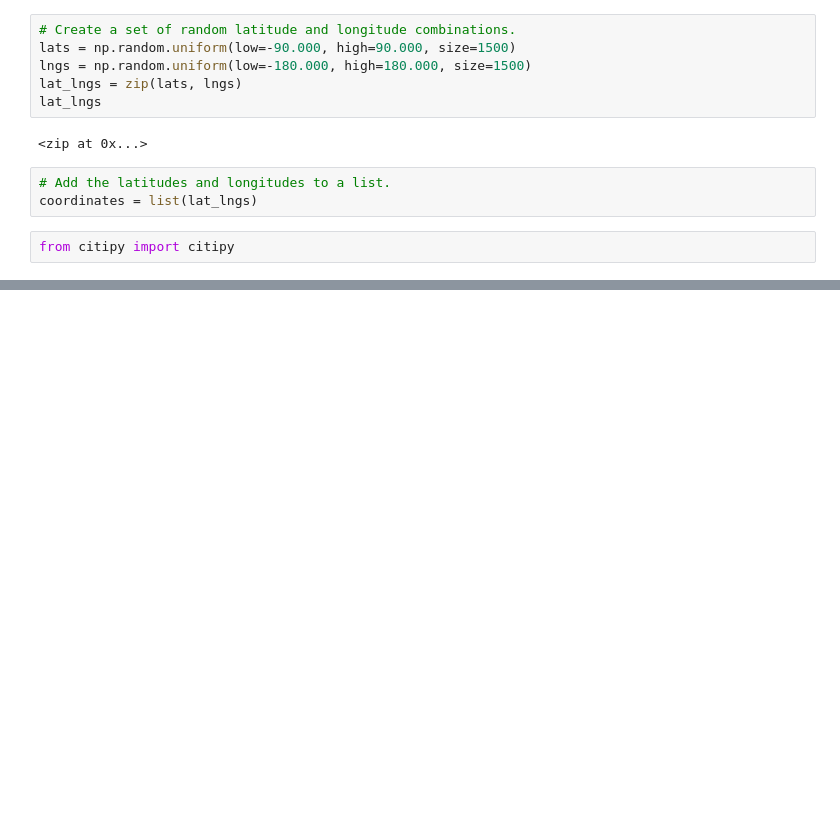
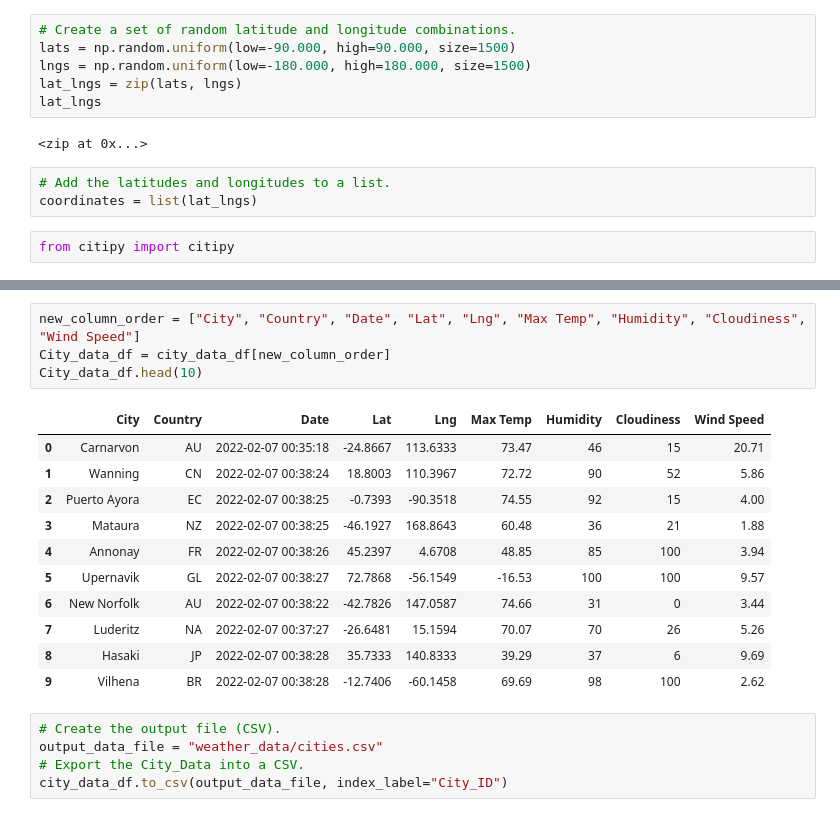
Before and after one commit to bgeiger1979/world_weather_analysis, a Jupyter notebook: WeatherPy.ipynb, the cells around one changed output, grey strips where cells are left out. Saved outputs shown, nothing was run; the diff lists cells and outputs as text; blank space fills up the shorter version.

```diff
--- a/WeatherPy.ipynb
+++ b/WeatherPy.ipynb
@@ -32,0 +140,21 @@ len(cities)
+# %%
+new_column_order = ["City", "Country", "Date", "Lat", "Lng", "Max Temp", "Humidity", "Cloudiness", "Wind Speed"]
+City_data_df = city_data_df[new_column_order]
+City_data_df.head(10)
+# %% [output]
+|  | City | Country | Date | Lat | Lng | Max Temp | Humidity | Cloudiness | Wind Speed |
+| 0 | Carnarvon | AU | 2022-02-07 00:35:18 | -24.8667 | 113.6333 | 73.47 | 46 | 15 | 20.71 |
+| 1 | Wanning | CN | 2022-02-07 00:38:24 | 18.8003 | 110.3967 | 72.72 | 90 | 52 | 5.86 |
+| 2 | Puerto Ayora | EC | 2022-02-07 00:38:25 | -0.7393 | -90.3518 | 74.55 | 92 | 15 | 4.00 |
+| 3 | Mataura | NZ | 2022-02-07 00:38:25 | -46.1927 | 168.8643 | 60.48 | 36 | 21 | 1.88 |
+| 4 | Annonay | FR | 2022-02-07 00:38:26 | 45.2397 | 4.6708 | 48.85 | 85 | 100 | 3.94 |
+| 5 | Upernavik | GL | 2022-02-07 00:38:27 | 72.7868 | -56.1549 | -16.53 | 100 | 100 | 9.57 |
+| 6 | New Norfolk | AU | 2022-02-07 00:38:22 | -42.7826 | 147.0587 | 74.66 | 31 | 0 | 3.44 |
+| 7 | Luderitz | NA | 2022-02-07 00:37:27 | -26.6481 | 15.1594 | 70.07 | 70 | 26 | 5.26 |
+| 8 | Hasaki | JP | 2022-02-07 00:38:28 | 35.7333 | 140.8333 | 39.29 | 37 | 6 | 9.69 |
+| 9 | Vilhena | BR | 2022-02-07 00:38:28 | -12.7406 | -60.1458 | 69.69 | 98 | 100 | 2.62 |
+# %%
+# Create the output file (CSV).
+output_data_file = "weather_data/cities.csv"
+# Export the City_Data into a CSV.
+city_data_df.to_csv(output_data_file, index_label="City_ID")
```
Also changed, not shown: parts of 7 cells of this notebook, 3 other files.
